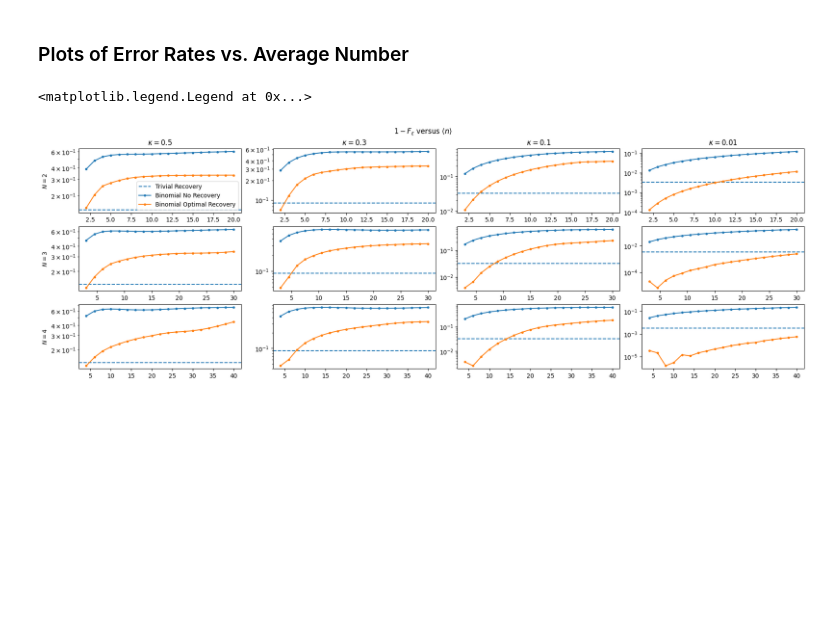
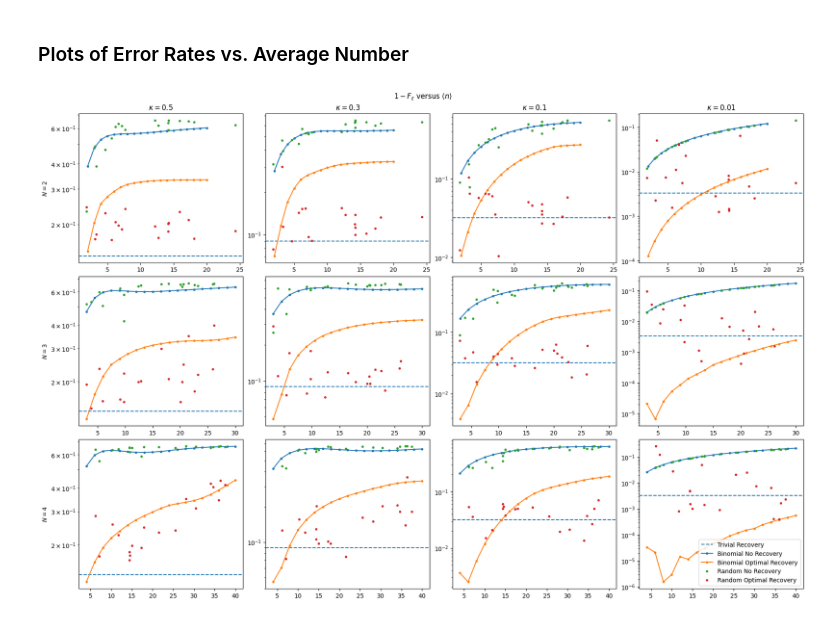
Before and after one commit to SaurabhTotey/Random-Quantum-Codes, a Jupyter notebook: Demo.ipynb, the cells around one changed output. Saved outputs shown, nothing was run; the diff lists cells and outputs as text; code cells hidden in the pictures; blank space fills up the shorter version.

Commit message:
Change random sampling and include random codes in Demo

```diff
--- a/Demo.ipynb
+++ b/Demo.ipynb
@@ -39,0 +44,12 @@ Wall time: 16min 3s
+# %%
+%%time
+
+random_fidelities = np.zeros((len(rotation_symmetries), len(loss_noise_values), len(number_of_filled_levels_values), 2))
+random_photon_numbers = np.zeros((len(rotation_symmetries), len(number_of_filled_levels_values)))
+for i, rotation_symmetry in enumerate(rotation_symmetries):
+	for j, loss_noise_amount in enumerate(loss_noise_values):
+		for k, number_of_filled_levels in enumerate(number_of_filled_levels_values):
+			random_code = code.make_random_code(rotation_symmetry, number_of_filled_levels, (number_of_filled_levels + 2) * rotation_symmetry)
+			random_fidelities[i,j,k,0] = code_simulator.get_fidelity_of_code_under_loss_noise(random_code, loss_noise_amount, False)
+			random_fidelities[i,j,k,1] = code_simulator.get_fidelity_of_code_under_loss_noise(random_code, loss_noise_amount, True)
+			random_photon_numbers[i,k] = qt.expect(qt.num(random_code.physical_dimension), 1 / 2 * (random_code.zero_encoding * random_code.zero_encoding.dag() + random_code.one_encoding * random_code.one_encoding.dag()))
@@ -40,20 +59,22 @@ Wall time: 16min 3s
 # %% [markdown]
 ### Plots of Error Rates vs. Average Number
 # %%
-fig, axs = plt.subplots(len(rotation_symmetries), len(loss_noise_values), figsize=(18, 6), constrained_layout=True)
+fig, axs = plt.subplots(len(rotation_symmetries), len(loss_noise_values), figsize=(18, 12), constrained_layout=True)
 fig.suptitle(r"$1 - F_\epsilon$ versus $\langle n\rangle$")
 for i, rotation_symmetry in enumerate(rotation_symmetries):
 	axs[i,0].set_ylabel(f"$N={rotation_symmetry}$")
 for i, loss_noise_amount in enumerate(loss_noise_values):
 	axs[0,i].set_title(f"$\\kappa={loss_noise_amount}$")
 
 for i, rotation_symmetry in enumerate(rotation_symmetries):
 	for j, loss_noise_amount in enumerate(loss_noise_values):
 		axs[i,j].axhline(1 - trivial_fidelities[j], linestyle="--", label="Trivial Recovery")
 		axs[i,j].semilogy(binomial_photon_numbers[i], 1 - binomial_fidelities[i,j,:,0], ".-", label="Binomial No Recovery")
 		axs[i,j].semilogy(binomial_photon_numbers[i], 1 - binomial_fidelities[i,j,:,1], ".-", label="Binomial Optimal Recovery")
+		axs[i,j].semilogy(random_photon_numbers[i], 1 - random_fidelities[i,j,:,0], ".", label="Random No Recovery")
+		axs[i,j].semilogy(random_photon_numbers[i], 1 - random_fidelities[i,j,:,1], ".", label="Random Optimal Recovery")
 
-axs[0,0].legend()
+axs[-1,-1].legend()
+plt.show()
 # %% [output]
-<matplotlib.legend.Legend at 0x...>
-[figure, old version]
+[figure, new version]
```
Also changed, not shown: parts of 3 cells of this notebook, 2 other files.
